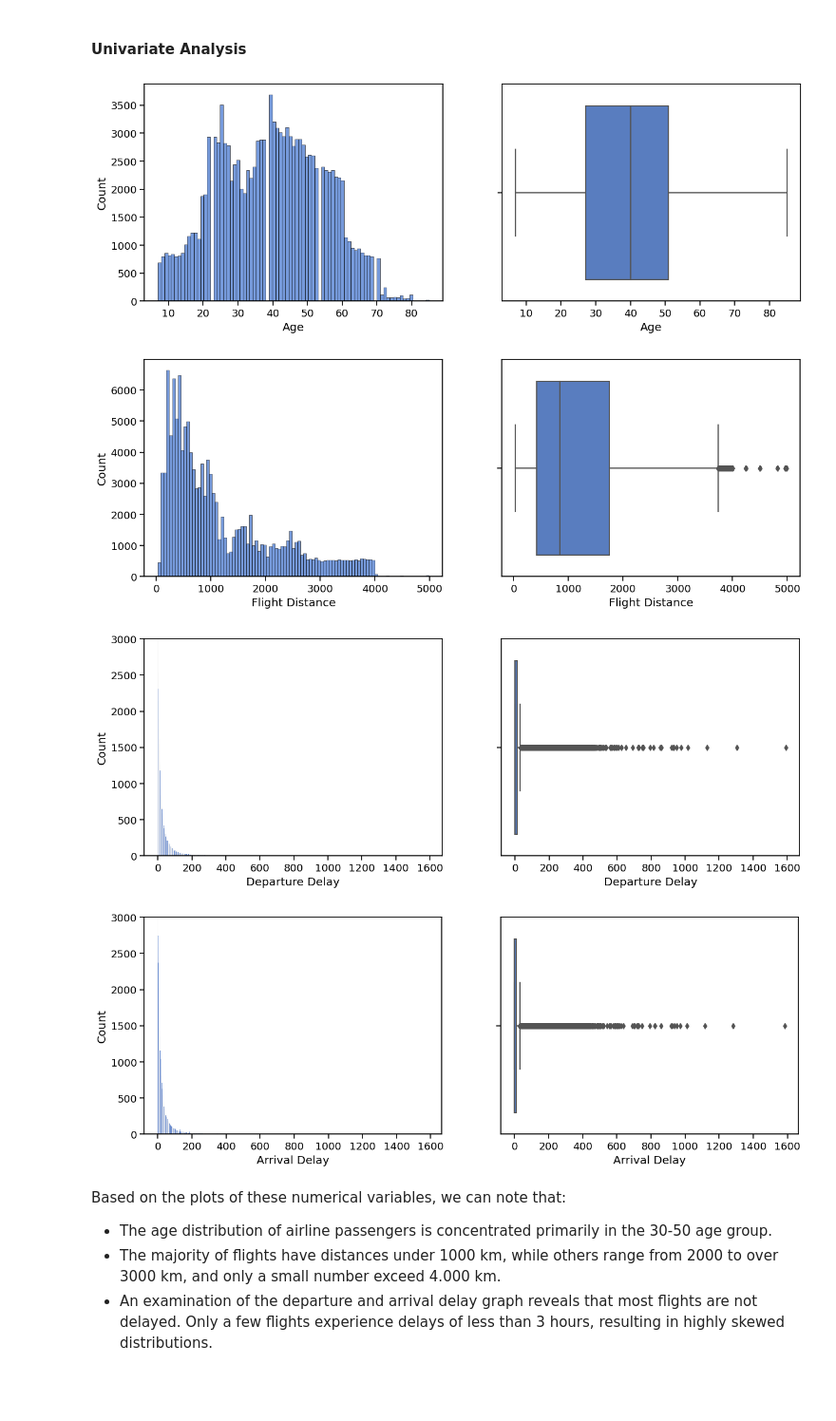
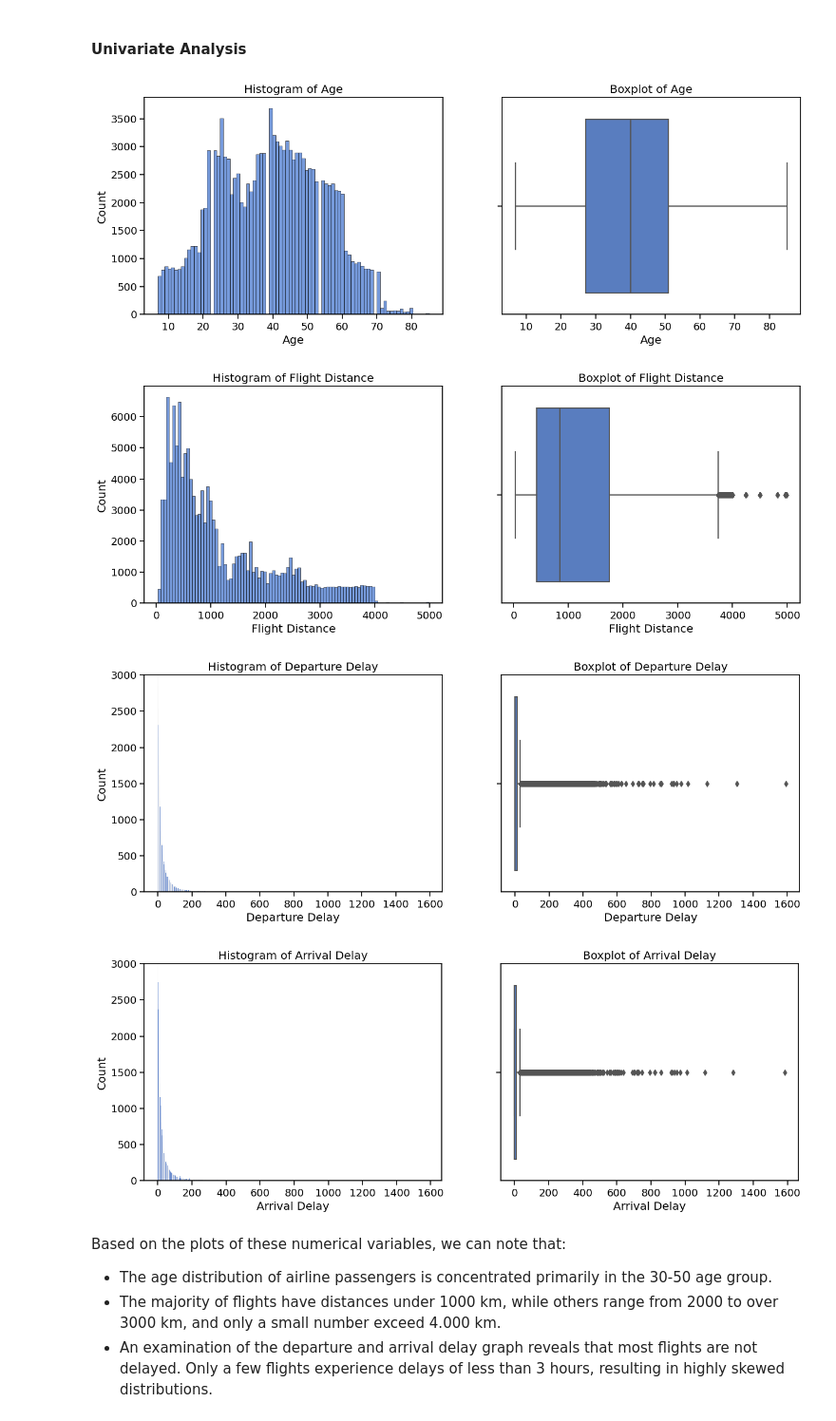
Before and after one commit to leonguyen18/MQ-Data-Science-Project, a Jupyter notebook: 48203971_Portfolio4.ipynb, the cells around one changed output. Shown at 95% size. Drawn from its saved outputs; the diff is of its cells as text; code cells hidden in the pictures; blank space fills up the shorter version.

```diff
--- a/48203971_Portfolio4.ipynb
+++ b/48203971_Portfolio4.ipynb
@@ -149,26 +167,29 @@ Numerical Columns: ['Age', 'Flight Distance', 'Departure Delay', 'Arrival Delay'
 # %%
 # Set the aesthetic style of the plots and create a color palette
 sns.set_context('notebook', font_scale= 1.2)
 muted_colors = sns.color_palette('muted')
 
 # Define the actual numerical columns to be plotted
 actual_num_columns = ['Age', 'Flight Distance', 'Departure Delay', 'Arrival Delay']
 
 for col in actual_num_columns:
     # Create a new figure with 2 subplots (1 row, 2 columns) and a size of 15x5
     fig, ax = plt.subplots(1, 2, figsize = (15, 5))
     sns.histplot(df[col], ax = ax[0], color= muted_colors[0]) # 1st plot
     sns.boxplot(x = df[col], ax= ax[1], palette= 'muted') # 2nd plot
 
+    # Add titles to the plots
+    ax[0].set_title(f'Histogram of {col}')
+    ax[1].set_title(f'Boxplot of {col}')
 
     # If the column is 'Departure Delay' or 'Arrival Delay', adjust the y-axis limits for better visualization
     if col in ['Departure Delay', 'Arrival Delay']:
         ax[0].set_ylim([0, 3000])  # Adjust the y-axis limits for the histogram
 # %% [output]
-[figure, old version]
+[figure, new version]
-[figure, old version]
+[figure, new version]
-[figure, old version]
+[figure, new version]
-[figure, old version]
+[figure, new version]
 # %% [markdown]
 Based on the plots of these numerical variables, we can note that:
 
```
Also changed, not shown: parts of 21 cells of this notebook, 1 other file.
